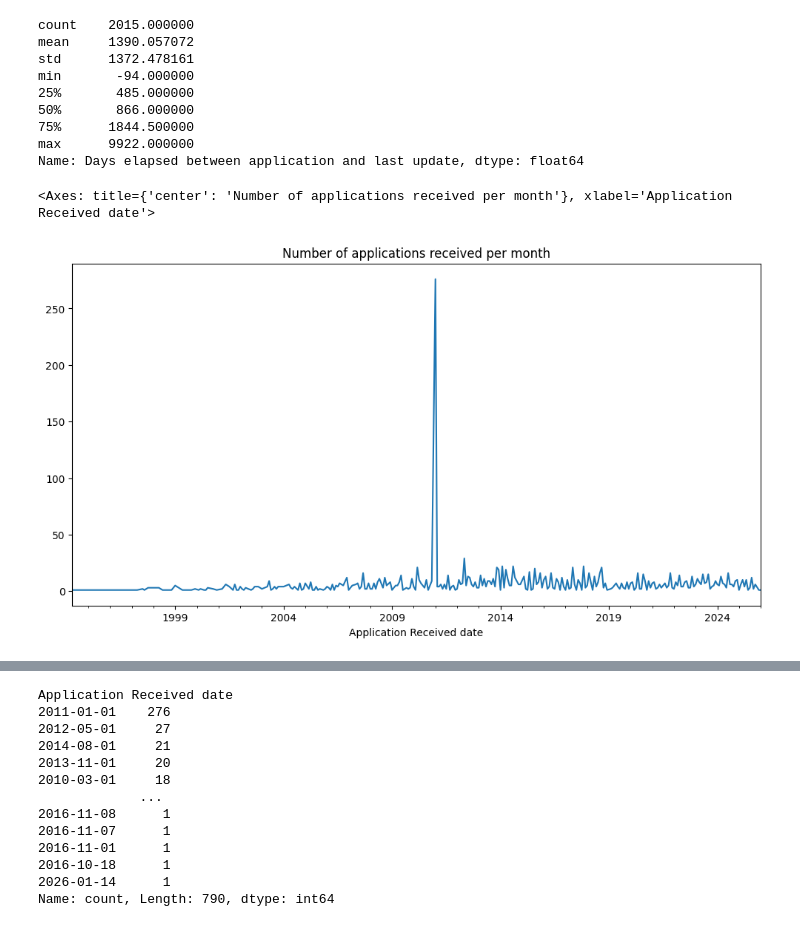
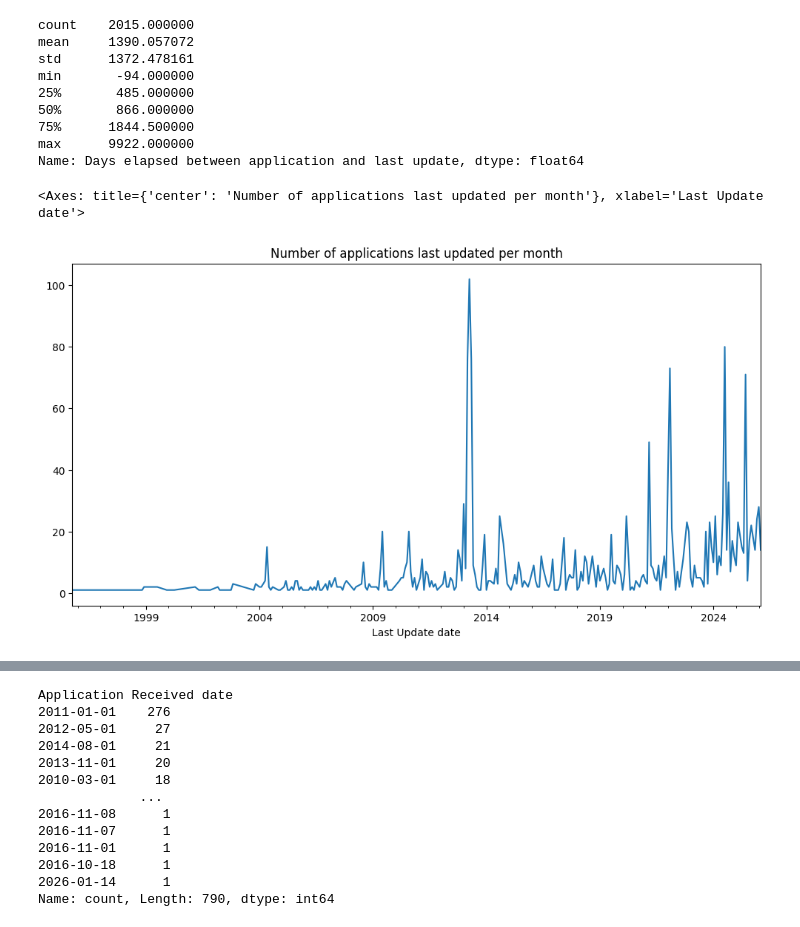
Before and after one commit to UoA-eResearch/pharmac, a Jupyter notebook: join_data.ipynb, the cells around one changed output, grey strips where cells are left out. Saved outputs shown, nothing was run; the diff lists cells and outputs as text; code cells hidden in the pictures.

```diff
--- a/join_data.ipynb
+++ b/join_data.ipynb
@@ -1,9 +1,11 @@
 # %%
 import pandas as pd
+pd.set_option("display.max_columns", None)
 from tqdm import tqdm
 from pprint import pprint
 tqdm.pandas()
 df = pd.read_csv("applications.csv")
+df.Community_URL__c = "https://connect.pharmac.govt.nz" + df.Community_URL__c
 df
 # %% [output]
 |  | Id | Name | Applications__c | Brand_Name__c | Chemical_Name__c | Applicants__c | ... |
@@ -65,10 +67,10 @@ for i, row in tqdm(df.iterrows(), total=len(df)):
         stage_events = []
         for event in stage:
             try:
-                stage_events.append(event["e"]["Event_Date__c"])
+                stage_events.append(event["e"]["Event_Date__c"] + ":" + event["e"]["Event_Description__c"])
             except KeyError:
                 print(event)
-        row[event["e"]["Stage__c"] + " dates"] = ",".join(stage_events)
+        row[event["e"]["Stage__c"] + " dates"] = "\r\n".join(stage_events)
     rows.append(row)
 
 df = pd.DataFrame(rows)
@@ -92,5 +101,3 @@ df
-# %%
-df.Community_URL__c = "https://connect.pharmac.govt.nz/" + df.Community_URL__c
 # %%
 cols = ['Id', 'Name', 'Applications__c', 'Brand_Name__c', 'Chemical_Name__c',
        'Applicants__c', 'Funding_requested_for__c', 'Stage__c',
@@ -150,7 +162,7 @@ min       -94.000000
 max      9922.000000
 Name: Days elapsed between application and last update, dtype: float64
 # %%
-df["Application Received date"].groupby(df["Application Received date"].dt.to_period("M")).count().plot(figsize=(12, 6), title="Number of applications received per month")
+df["Last Update date"].groupby(df["Last Update date"].dt.to_period("M")).count().plot(figsize=(12, 6), title="Number of applications last updated per month")
 # %% [output]
-<Axes: title={'center': 'Number of applications received per month'}, xlabel='Application Received date'>
+<Axes: title={'center': 'Number of applications last updated per month'}, xlabel='Last Update date'>
-[figure, old version]
+[figure, new version]
```
Also changed, not shown: parts of 5 cells of this notebook, 1 other file.
